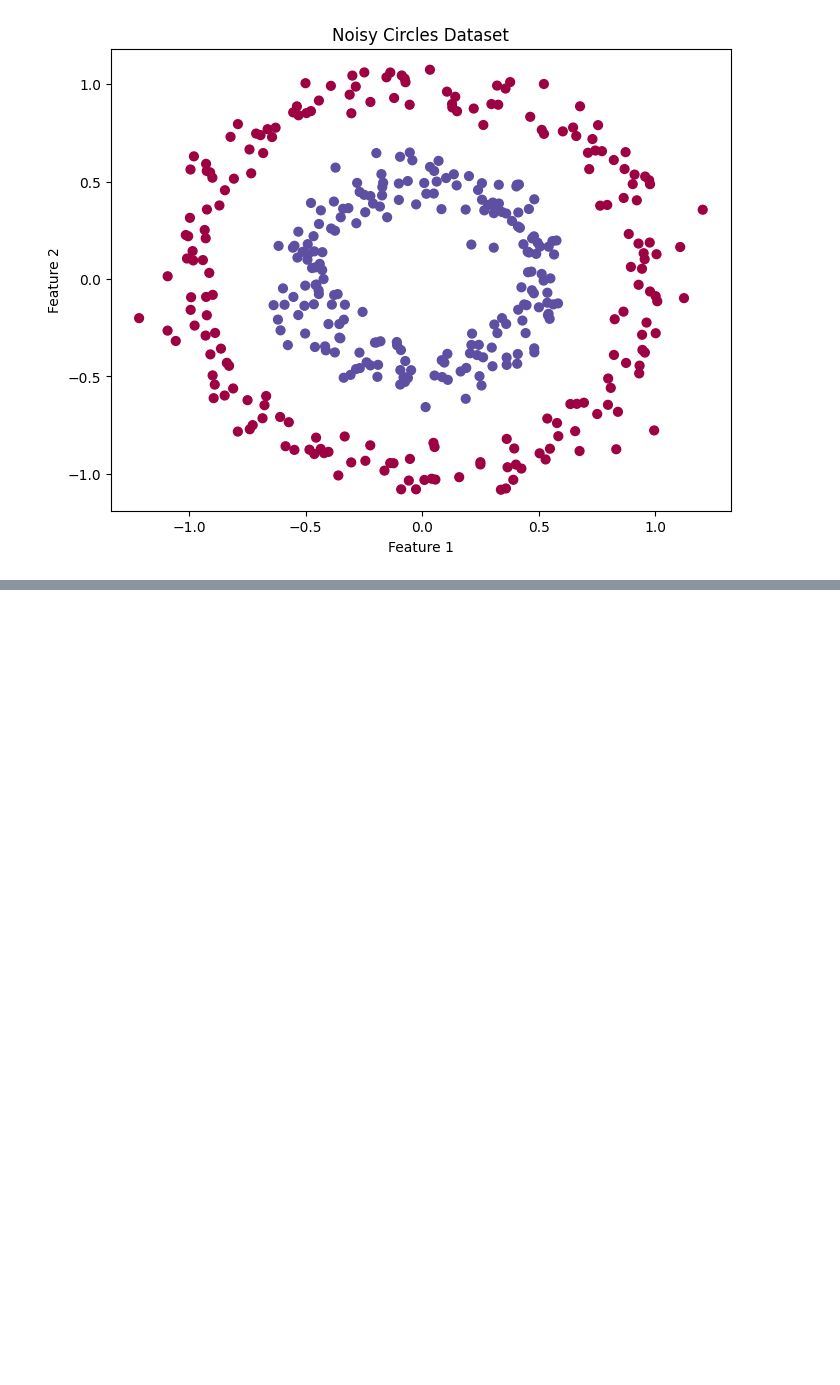
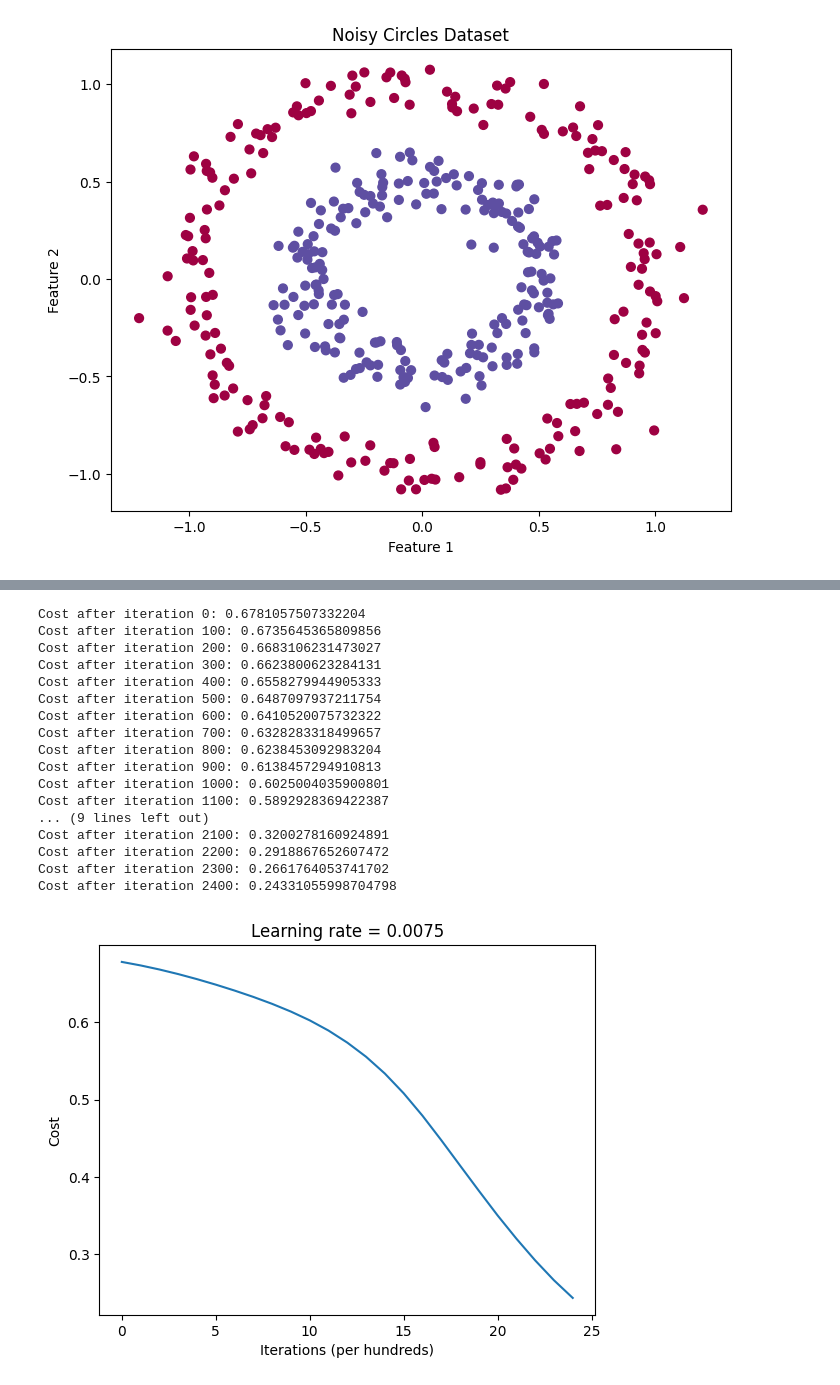
Before and after one commit to billyrdavis1985-bot/neural-network, a Jupyter notebook: neural_network_from_scratch.ipynb, the cells around one changed output, grey strips where cells are left out. Drawn from its saved outputs; the diff is of its cells as text; code cells hidden in the pictures; blank space fills up the shorter version.

```diff
--- a/neural_network_from_scratch.ipynb
+++ b/neural_network_from_scratch.ipynb
@@ -492,0 +573,36 @@ Initial cost: 0.6586102994278014
+# %%
+def L_model_backward(AL, Y, caches):
+    """
+    Implement the backward propagation for the [LINEAR->RELU] * (L-1) -> LINEAR -> SIGMOID
+
+    Arguments:
+    AL -- probability vector, output of the forward propagation
+    Y -- true labels (1, m)
+    caches -- list of caches from forward pass
+
+    Returns:
+    grads -- dictionary with gradients dW1, db1, ..., dWL, dbL
+    """
+    grads = {}
+    L = len(caches)  # number of layers
+    m = AL.shape[1]
+    Y = Y.reshape(AL.shape)
+
+    # Initial dAL
+    dAL = - (np.divide(Y, AL) - np.divide(1 - Y, 1 - AL))
+
+    # Lth layer (SIGMOID -> LINEAR)
+    current_cache = caches[L-1]
+    grads["dA" + str(L-1)], grads["dW" + str(L)], grads["db" + str(L)] = \
+        linear_activation_backward(dAL, current_cache, "sigmoid")
+
+    # Loop from l = L-2 to 0 (RELU layers)
+    for l in reversed(range(L-1)):
+        current_cache = caches[l]
+        dA_prev_temp, dW_temp, db_temp = \
+            linear_activation_backward(grads["dA" + str(l+1)], current_cache, "relu")
+        grads["dA" + str(l)] = dA_prev_temp
+        grads["dW" + str(l+1)] = dW_temp
+        grads["db" + str(l+1)] = db_temp
+
+    return grads
@@ -492,0 +660,25 @@ Initial cost: 0.6586102994278014
+# %%
+# Train the model
+parameters = L_layer_model(X, Y, layer_dims=[2, 20, 10, 5, 1],
+                           learning_rate=0.0075,
+                           num_iterations=2500,
+                           print_cost=True)
+# %% [output]
+Cost after iteration 0: 0.6781057507332204
+Cost after iteration 100: 0.6735645365809856
+Cost after iteration 200: 0.6683106231473027
+Cost after iteration 300: 0.6623800623284131
+Cost after iteration 400: 0.6558279944905333
+Cost after iteration 500: 0.6487097937211754
+Cost after iteration 600: 0.6410520075732322
+Cost after iteration 700: 0.6328283318499657
+Cost after iteration 800: 0.6238453092983204
+Cost after iteration 900: 0.6138457294910813
+Cost after iteration 1000: 0.6025004035900801
+Cost after iteration 1100: 0.5892928369422387
+... (9 lines left out)
+Cost after iteration 2100: 0.3200278160924891
+Cost after iteration 2200: 0.2918867652607472
+Cost after iteration 2300: 0.2661764053741702
+Cost after iteration 2400: 0.24331055998704798
+[figure, added]
```
Also changed, not shown: parts of 12 cells of this notebook.
